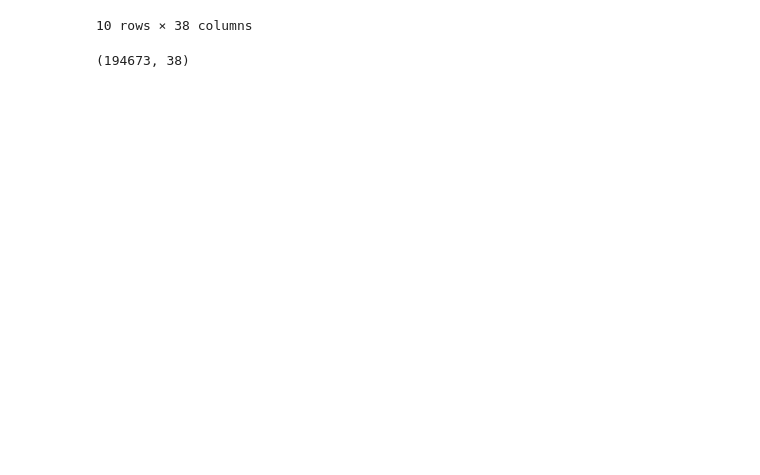
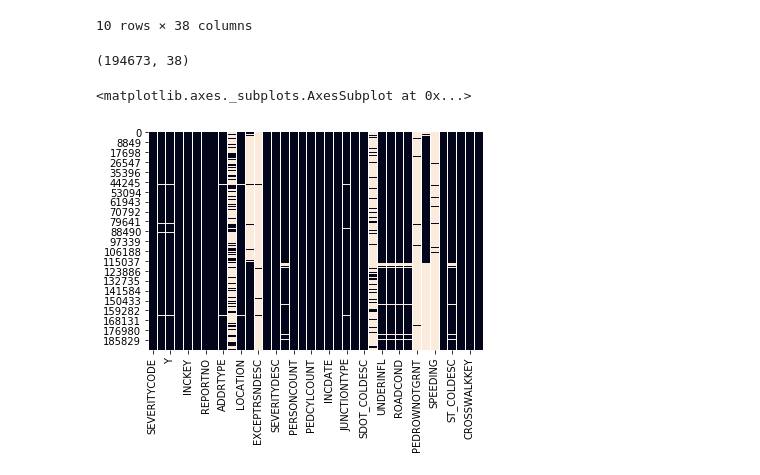
Before and after one commit to agonzj02/Coursera_Capstone, a Jupyter notebook: Coursera_Capstone.ipynb, the cells around one changed output. Saved outputs shown, nothing was run; the diff lists cells and outputs as text; code cells hidden in the pictures; blank space fills up the shorter version.

```diff
--- a/Coursera_Capstone.ipynb
+++ b/Coursera_Capstone.ipynb
@@ -57,3 +59,8 @@ data.head(10)
 data.shape
 # %% [output]
 (194673, 38)
+# %%
+sns.heatmap(data.isnull(), cbar=False)
+# %% [output]
+<matplotlib.axes._subplots.AxesSubplot at 0x...>
+[figure, added]
```
Also changed, not shown: parts of 5 cells of this notebook.
